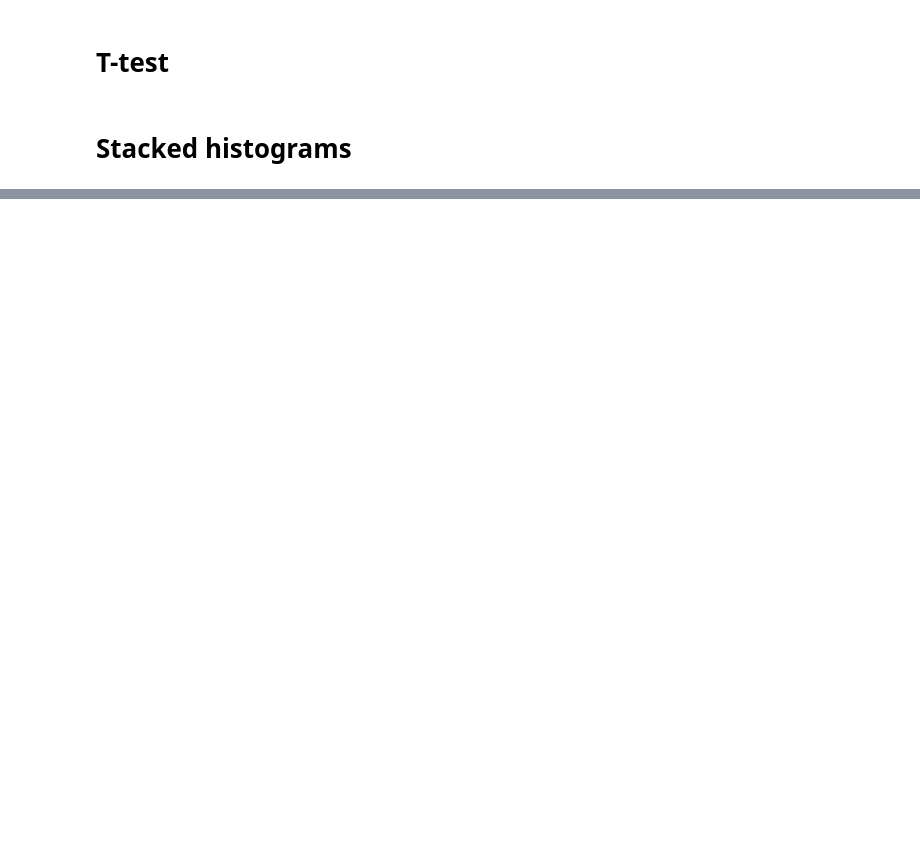
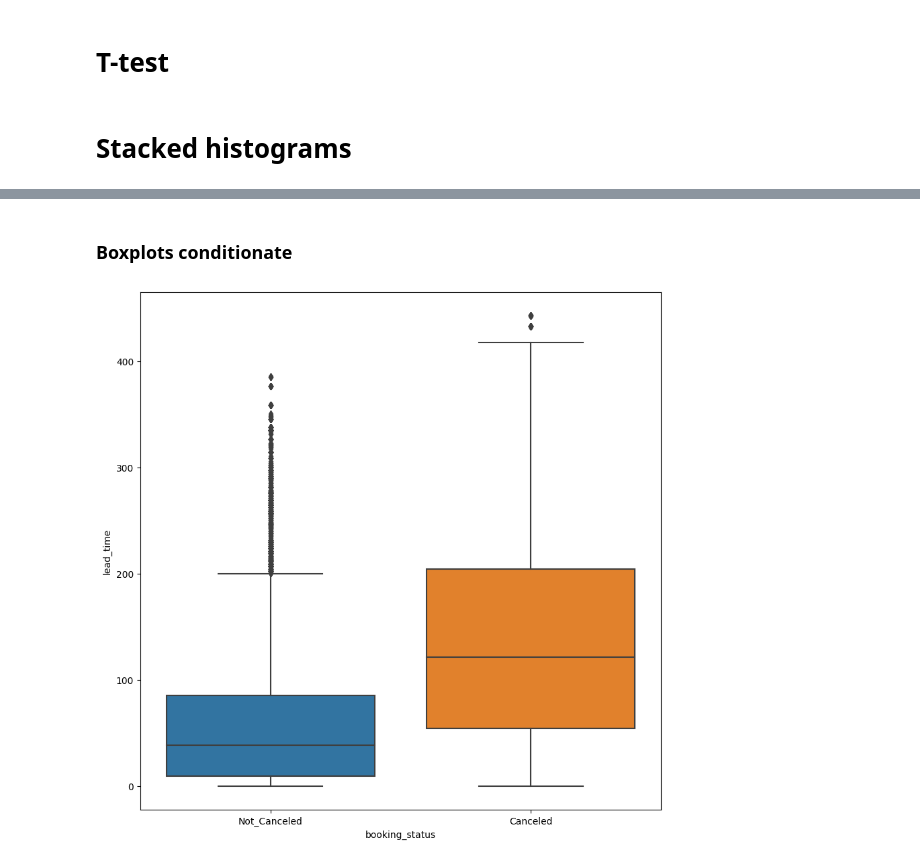
Before and after one commit to Ca3zsar/DM-Tasks, a Jupyter notebook: DM_Task1.ipynb, the cells around one changed output, grey strips where cells are left out. Cells and saved outputs as stored; diff of their text form; code cells hidden in the pictures; blank space fills up the shorter version.

```diff
--- a/DM_Task1.ipynb
+++ b/DM_Task1.ipynb
@@ -482,0 +499,9 @@ Test de indepedenta????? tabel de contingenta frecvente mai mari ca 5
+# %% [markdown]
+### Boxplots conditionate
+# %%
+#conditioned boxplot
+plt.figure(figsize=(10, 10))
+sns.boxplot(x="booking_status", y="lead_time", data=hotel)
+plt.show()
+# %% [output]
+[figure, added]
```
Also changed, not shown: parts of 9 cells of this notebook, 6 other files.
